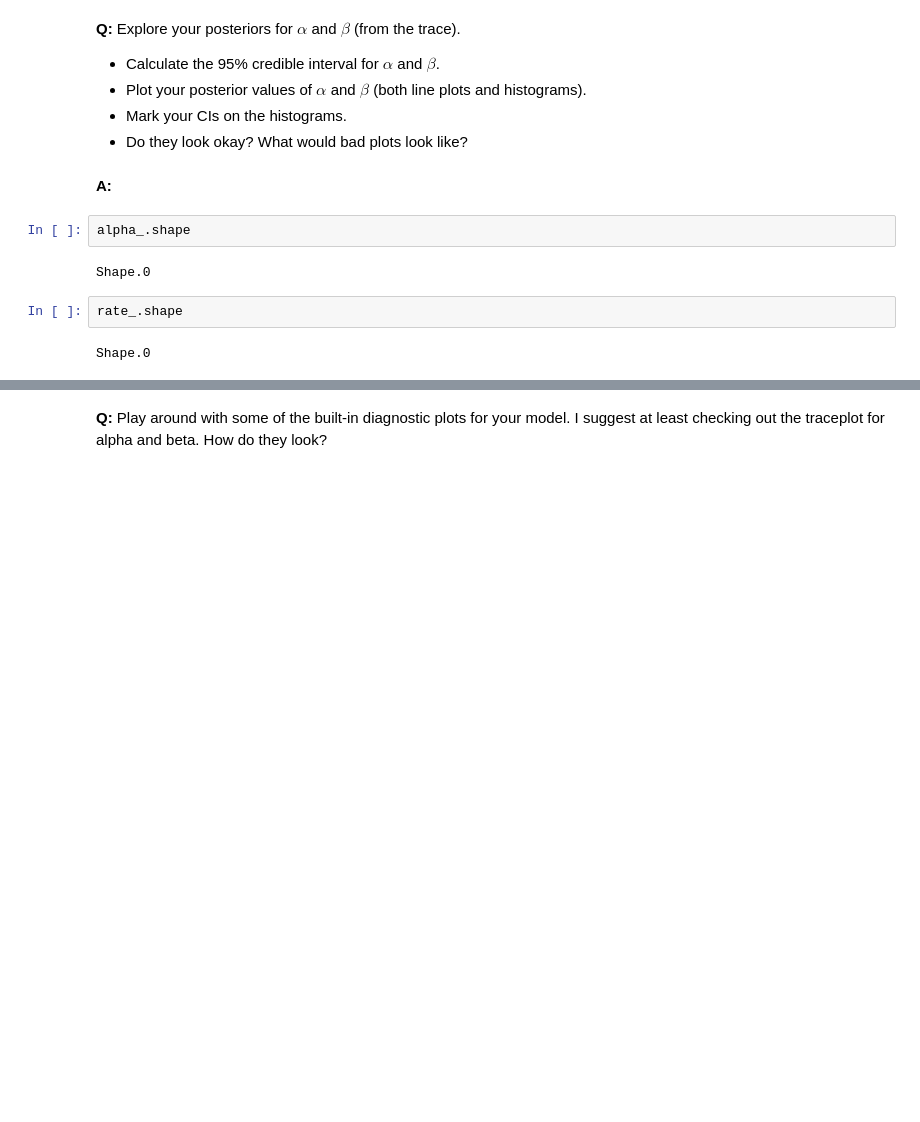
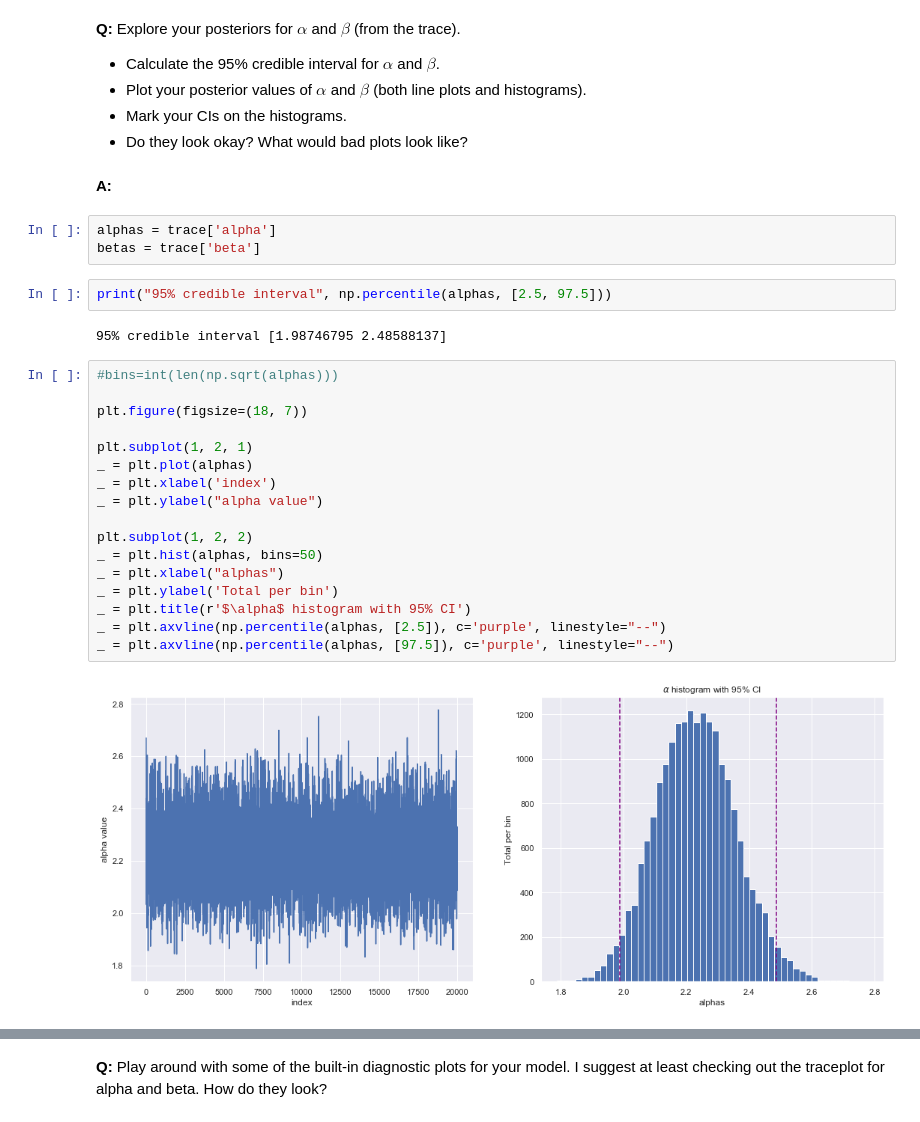
Before and after one commit to dfarkins/Springboard, a Jupyter notebook: Inferential_Statistics_Project3/inferential_statistics_3-Q.ipynb, the cells around one changed output, grey strips where cells are left out. Cells and saved outputs as stored; diff of their text form; blank space fills up the shorter version.

```diff
--- a/Inferential_Statistics_Project3/inferential_statistics_3-Q.ipynb
+++ b/Inferential_Statistics_Project3/inferential_statistics_3-Q.ipynb
@@ -137,11 +134,29 @@ __Q:__ Explore your posteriors for $\alpha$ and $\beta$ (from the trace).
 * Do they look okay? What would bad plots look like?
 # %% [markdown]
 __A:__
-# %%
-alpha_.shape
-# %% [output]
-Shape.0
-# %%
-rate_.shape
-# %% [output]
-Shape.0
+# %%
+alphas = trace['alpha']
+betas = trace['beta']
+# %%
+print("95% credible interval", np.percentile(alphas, [2.5, 97.5]))
+# %% [output]
+95% credible interval [1.98746795 2.48588137]
+# %%
+#bins=int(len(np.sqrt(alphas)))
+
+plt.figure(figsize=(18, 7))
+
+plt.subplot(1, 2, 1)
+_ = plt.plot(alphas)
+_ = plt.xlabel('index')
+_ = plt.ylabel("alpha value")
+
+plt.subplot(1, 2, 2)
+_ = plt.hist(alphas, bins=50)
+_ = plt.xlabel("alphas")
+_ = plt.ylabel('Total per bin')
+_ = plt.title(r'$\alpha$ histogram with 95% CI')
+_ = plt.axvline(np.percentile(alphas, [2.5]), c='purple', linestyle="--")
+_ = plt.axvline(np.percentile(alphas, [97.5]), c='purple', linestyle="--")
+# %% [output]
+[figure, added]
```
Also changed, not shown: parts of 7 cells of this notebook.
